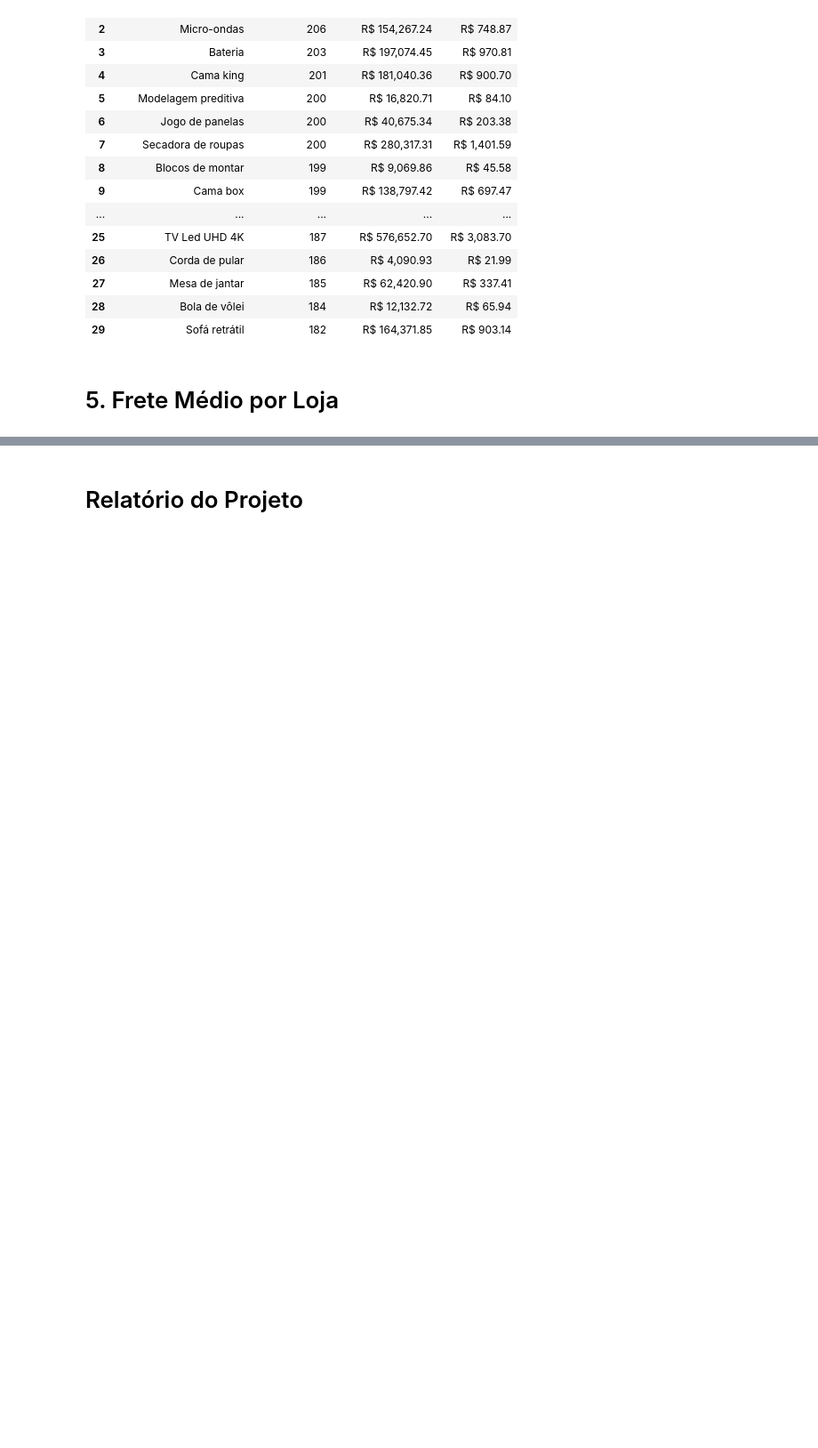
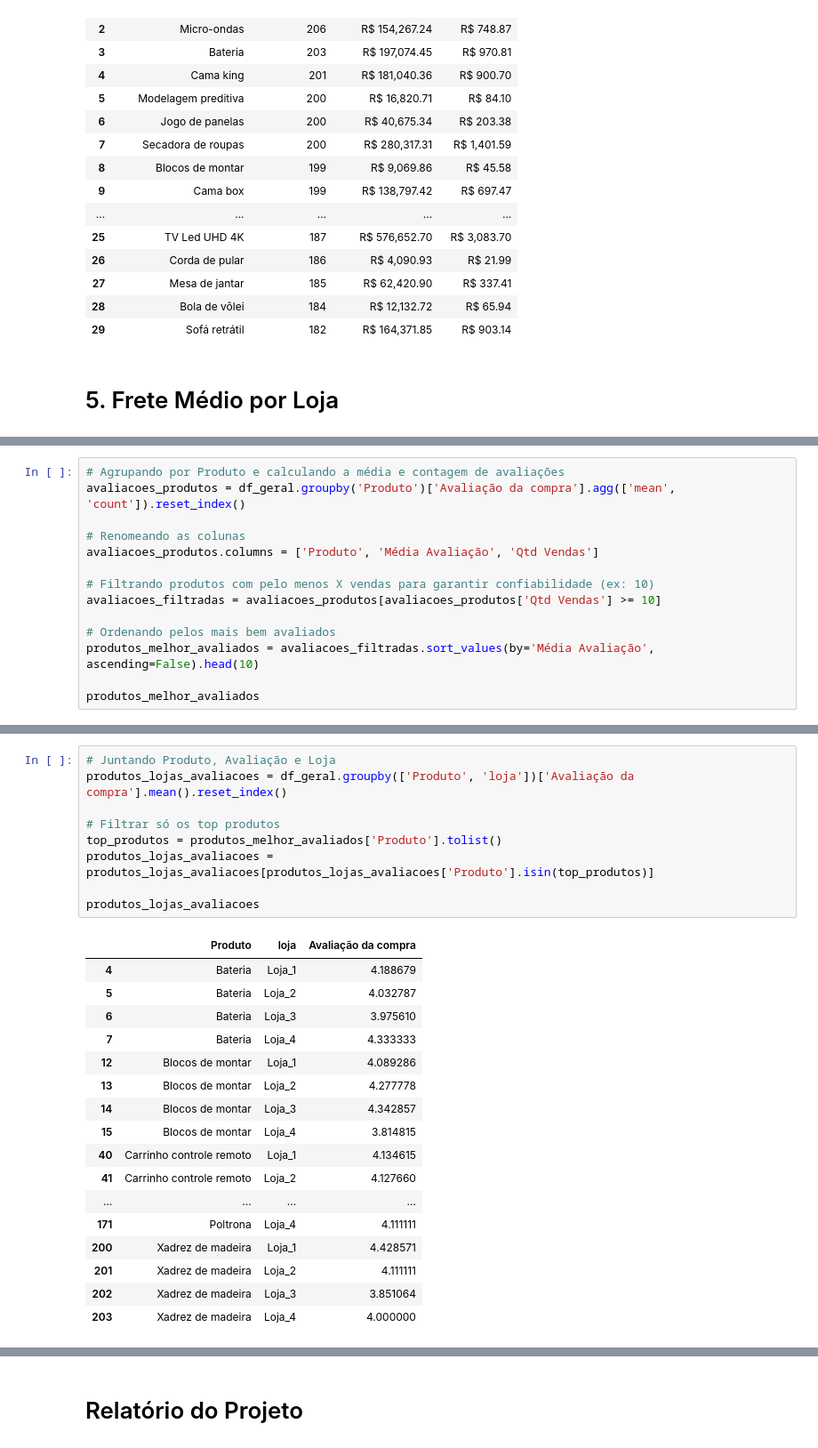
Before and after one commit to moises-rb/DataScienceONE, a Jupyter notebook: Challenge_AluraStoreBr.ipynb, the cells around one changed output, grey strips where cells are left out. Shown at 89% size. Cells and saved outputs as stored; diff of their text form; blank space fills up the shorter version.

```diff
--- a/Challenge_AluraStoreBr.ipynb
+++ b/Challenge_AluraStoreBr.ipynb
@@ -713,0 +822,14 @@ tabela_top10.reset_index()
+# %%
+# Agrupando por Produto e calculando a média e contagem de avaliações
+avaliacoes_produtos = df_geral.groupby('Produto')['Avaliação da compra'].agg(['mean', 'count']).reset_index()
+
+# Renomeando as colunas
+avaliacoes_produtos.columns = ['Produto', 'Média Avaliação', 'Qtd Vendas']
+
+# Filtrando produtos com pelo menos X vendas para garantir confiabilidade (ex: 10)
+avaliacoes_filtradas = avaliacoes_produtos[avaliacoes_produtos['Qtd Vendas'] >= 10]
+
+# Ordenando pelos mais bem avaliados
+produtos_melhor_avaliados = avaliacoes_filtradas.sort_values(by='Média Avaliação', ascending=False).head(10)
+
+produtos_melhor_avaliados
@@ -713,0 +848,27 @@ tabela_top10.reset_index()
+# %%
+# Juntando Produto, Avaliação e Loja
+produtos_lojas_avaliacoes = df_geral.groupby(['Produto', 'loja'])['Avaliação da compra'].mean().reset_index()
+
+# Filtrar só os top produtos
+top_produtos = produtos_melhor_avaliados['Produto'].tolist()
+produtos_lojas_avaliacoes = produtos_lojas_avaliacoes[produtos_lojas_avaliacoes['Produto'].isin(top_produtos)]
+
+produtos_lojas_avaliacoes
+# %% [output]
+|  | Produto | loja | Avaliação da compra |
+| 4 | Bateria | Loja_1 | 4.188679 |
+| 5 | Bateria | Loja_2 | 4.032787 |
+| 6 | Bateria | Loja_3 | 3.975610 |
+| 7 | Bateria | Loja_4 | 4.333333 |
+| 12 | Blocos de montar | Loja_1 | 4.089286 |
+| 13 | Blocos de montar | Loja_2 | 4.277778 |
+| 14 | Blocos de montar | Loja_3 | 4.342857 |
+| 15 | Blocos de montar | Loja_4 | 3.814815 |
+| 40 | Carrinho controle remoto | Loja_1 | 4.134615 |
+| 41 | Carrinho controle remoto | Loja_2 | 4.127660 |
+| ... | ... | ... | ... |
+| 171 | Poltrona | Loja_4 | 4.111111 |
+| 200 | Xadrez de madeira | Loja_1 | 4.428571 |
+| 201 | Xadrez de madeira | Loja_2 | 4.111111 |
+| 202 | Xadrez de madeira | Loja_3 | 3.851064 |
+| 203 | Xadrez de madeira | Loja_4 | 4.000000 |
```
Also changed, not shown: parts of 8 cells of this notebook, 1 other file.
